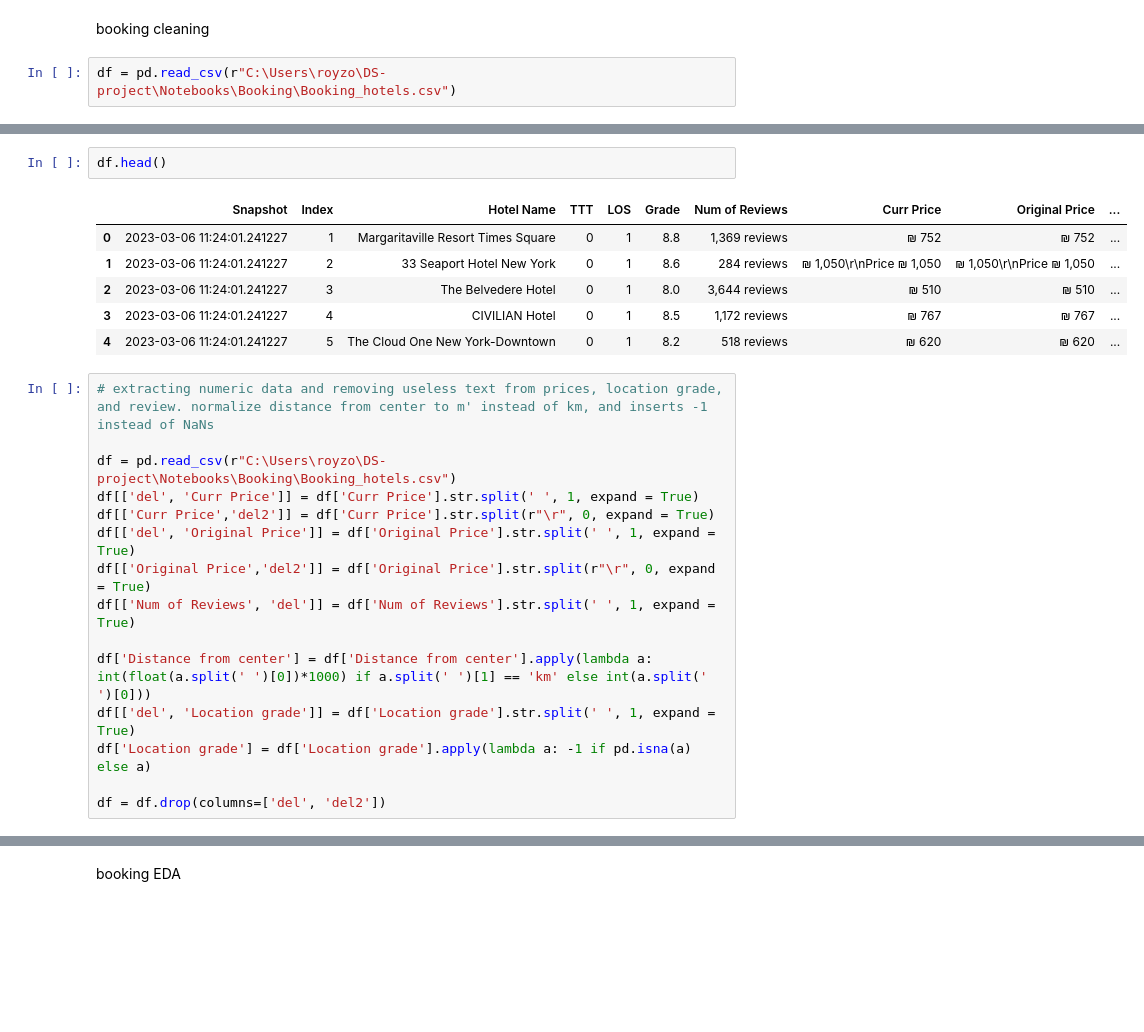
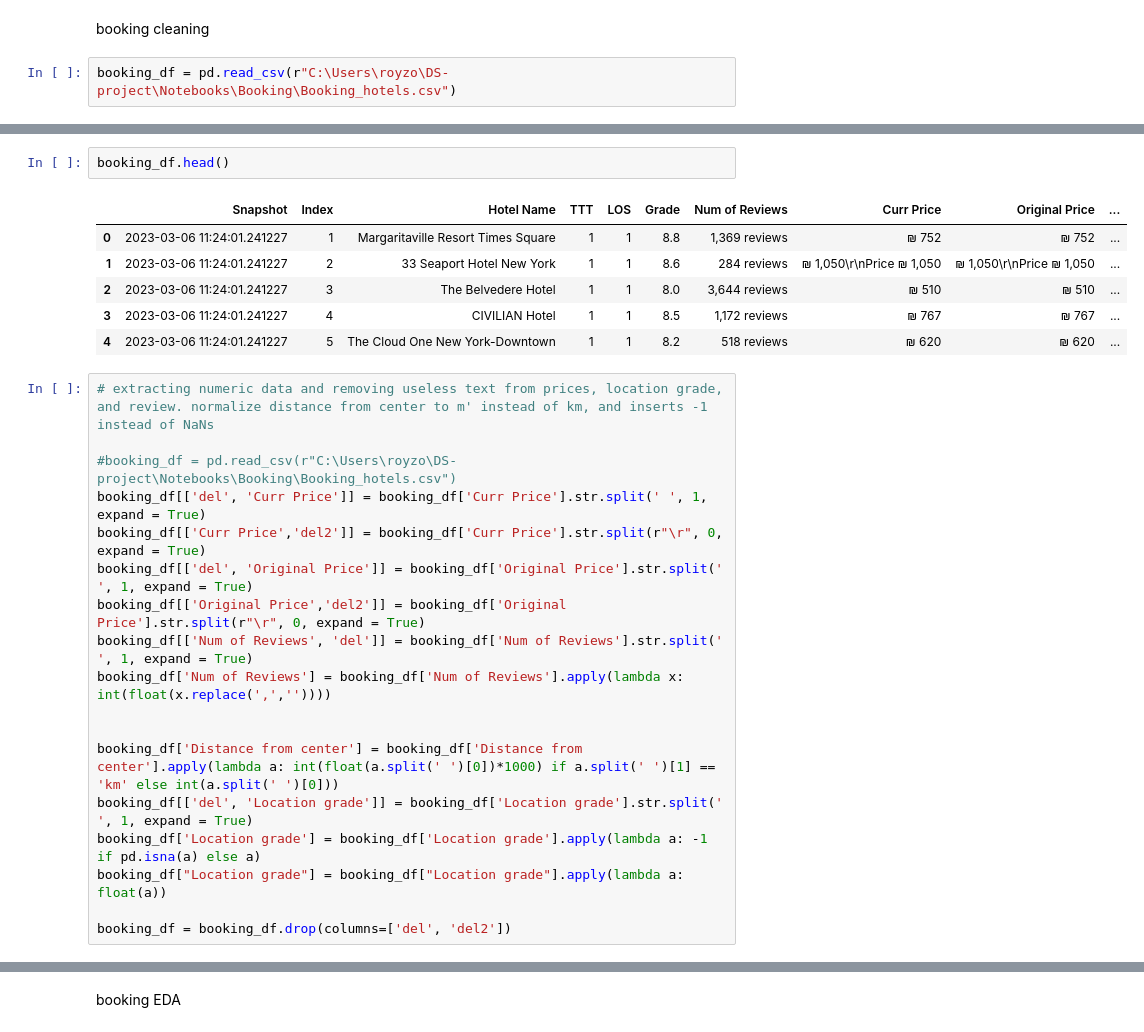
Before and after one commit to yarinr25/DSF---final-project, a Jupyter notebook: Notebooks/main.ipynb, the cells around one changed output, grey strips where cells are left out. Cells and saved outputs as stored; diff of their text form; blank space fills up the shorter version.

```diff
--- a/Notebooks/main.ipynb
+++ b/Notebooks/main.ipynb
@@ -495,4 +495,4 @@ Name: Extras included, dtype: int64
 # %% [markdown]
 booking cleaning
 # %%
-df = pd.read_csv(r"C:\Users\royzo\DS-project\Notebooks\Booking\Booking_hotels.csv")
+booking_df = pd.read_csv(r"C:\Users\royzo\DS-project\Notebooks\Booking\Booking_hotels.csv")
@@ -499,27 +522,30 @@ df = pd.read_csv(r"C:\Users\royzo\DS-project\Notebooks\Booking\Booking_hotels.cs
 # %%
-df.head()
+booking_df.head()
 # %% [output]
 |  | Snapshot | Index | Hotel Name | TTT | LOS | Grade | Num of Reviews | Curr Price | Original Price | ... |
-| 0 | 2023-03-06 11:24:01.241227 | 1 | Margaritaville Resort Times Square | 0 | 1 | 8.8 | 1,369 reviews | ₪ 752 | ₪ 752 | ... |
-| 1 | 2023-03-06 11:24:01.241227 | 2 | 33 Seaport Hotel New York | 0 | 1 | 8.6 | 284 reviews | ₪ 1,050\r\nPrice ₪ 1,050 | ₪ 1,050\r\nPrice ₪ 1,050 | ... |
-| 2 | 2023-03-06 11:24:01.241227 | 3 | The Belvedere Hotel | 0 | 1 | 8.0 | 3,644 reviews | ₪ 510 | ₪ 510 | ... |
-| 3 | 2023-03-06 11:24:01.241227 | 4 | CIVILIAN Hotel | 0 | 1 | 8.5 | 1,172 reviews | ₪ 767 | ₪ 767 | ... |
-| 4 | 2023-03-06 11:24:01.241227 | 5 | The Cloud One New York-Downtown | 0 | 1 | 8.2 | 518 reviews | ₪ 620 | ₪ 620 | ... |
+| 0 | 2023-03-06 11:24:01.241227 | 1 | Margaritaville Resort Times Square | 1 | 1 | 8.8 | 1,369 reviews | ₪ 752 | ₪ 752 | ... |
+| 1 | 2023-03-06 11:24:01.241227 | 2 | 33 Seaport Hotel New York | 1 | 1 | 8.6 | 284 reviews | ₪ 1,050\r\nPrice ₪ 1,050 | ₪ 1,050\r\nPrice ₪ 1,050 | ... |
+| 2 | 2023-03-06 11:24:01.241227 | 3 | The Belvedere Hotel | 1 | 1 | 8.0 | 3,644 reviews | ₪ 510 | ₪ 510 | ... |
+| 3 | 2023-03-06 11:24:01.241227 | 4 | CIVILIAN Hotel | 1 | 1 | 8.5 | 1,172 reviews | ₪ 767 | ₪ 767 | ... |
+| 4 | 2023-03-06 11:24:01.241227 | 5 | The Cloud One New York-Downtown | 1 | 1 | 8.2 | 518 reviews | ₪ 620 | ₪ 620 | ... |
 # %%
 # extracting numeric data and removing useless text from prices, location grade, and review. normalize distance from center to m' instead of km, and inserts -1 instead of NaNs
 
-df = pd.read_csv(r"C:\Users\royzo\DS-project\Notebooks\Booking\Booking_hotels.csv")
-df[['del', 'Curr Price']] = df['Curr Price'].str.split(' ', 1, expand = True)
-df[['Curr Price','del2']] = df['Curr Price'].str.split(r"\r", 0, expand = True)
-df[['del', 'Original Price']] = df['Original Price'].str.split(' ', 1, expand = True)
-df[['Original Price','del2']] = df['Original Price'].str.split(r"\r", 0, expand = True)
-df[['Num of Reviews', 'del']] = df['Num of Reviews'].str.split(' ', 1, expand = True)
+#booking_df = pd.read_csv(r"C:\Users\royzo\DS-project\Notebooks\Booking\Booking_hotels.csv")
+booking_df[['del', 'Curr Price']] = booking_df['Curr Price'].str.split(' ', 1, expand = True)
+booking_df[['Curr Price','del2']] = booking_df['Curr Price'].str.split(r"\r", 0, expand = True)
+booking_df[['del', 'Original Price']] = booking_df['Original Price'].str.split(' ', 1, expand = True)
+booking_df[['Original Price','del2']] = booking_df['Original Price'].str.split(r"\r", 0, expand = True)
+booking_df[['Num of Reviews', 'del']] = booking_df['Num of Reviews'].str.split(' ', 1, expand = True)
+booking_df['Num of Reviews'] = booking_df['Num of Reviews'].apply(lambda x: int(float(x.replace(',',''))))
 
-df['Distance from center'] = df['Distance from center'].apply(lambda a: int(float(a.split(' ')[0])*1000) if a.split(' ')[1] == 'km' else int(a.split(' ')[0]))
-df[['del', 'Location grade']] = df['Location grade'].str.split(' ', 1, expand = True)
-df['Location grade'] = df['Location grade'].apply(lambda a: -1 if pd.isna(a) else a)
 
-df = df.drop(columns=['del', 'del2'])
+booking_df['Distance from center'] = booking_df['Distance from center'].apply(lambda a: int(float(a.split(' ')[0])*1000) if a.split(' ')[1] == 'km' else int(a.split(' ')[0]))
+booking_df[['del', 'Location grade']] = booking_df['Location grade'].str.split(' ', 1, expand = True)
+booking_df['Location grade'] = booking_df['Location grade'].apply(lambda a: -1 if pd.isna(a) else a)
+booking_df["Location grade"] = booking_df["Location grade"].apply(lambda a: float(a))
+
+booking_df = booking_df.drop(columns=['del', 'del2'])
 # %%
 # from datetime to date
 
```
Also changed, not shown: parts of 41 cells of this notebook, 1 other file.
